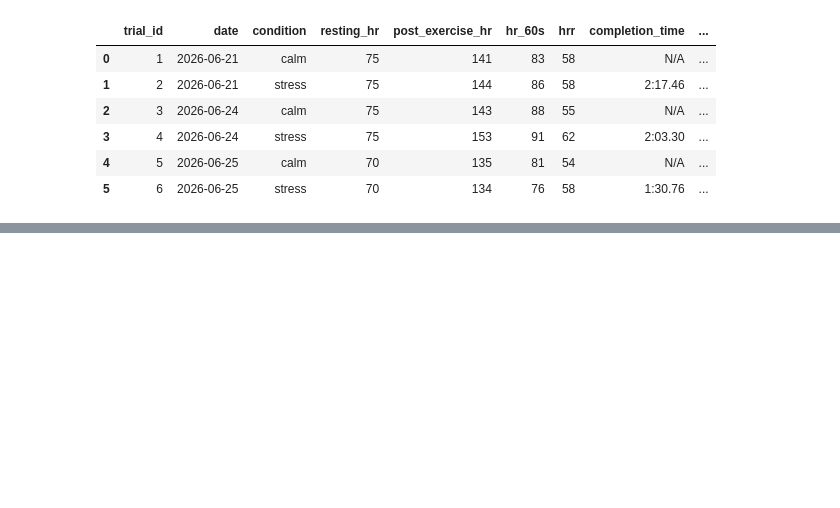
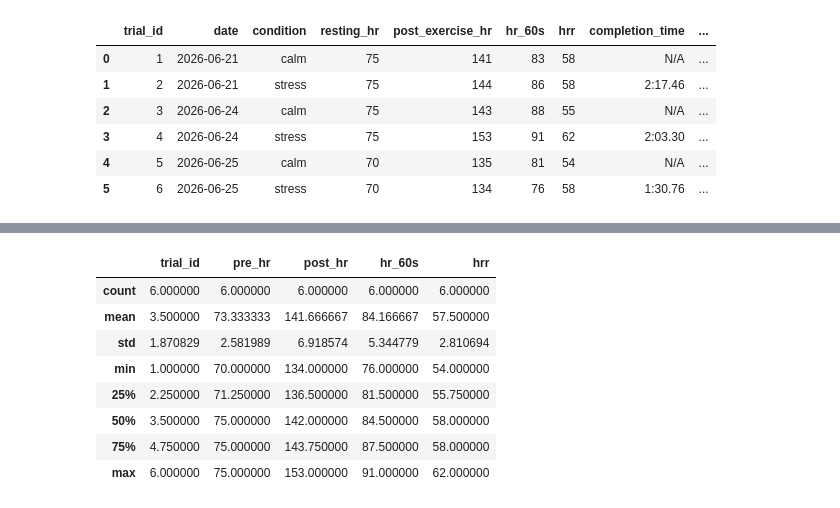
Before and after one commit to ctyy7/hrr-research-project, a Jupyter notebook: notebooks/01_create_research_table.ipynb, the cells around one changed output, grey strips where cells are left out. Cells and saved outputs as stored; diff of their text form; code cells hidden in the pictures; blank space fills up the shorter version.

```diff
--- a/notebooks/01_create_research_table.ipynb
+++ b/notebooks/01_create_research_table.ipynb
@@ -429,0 +447,12 @@ df
+# %%
+df.describe()
+# %% [output]
+|  | trial_id | pre_hr | post_hr | hr_60s | hrr |
+| count | 6.000000 | 6.000000 | 6.000000 | 6.000000 | 6.000000 |
+| mean | 3.500000 | 73.333333 | 141.666667 | 84.166667 | 57.500000 |
+| std | 1.870829 | 2.581989 | 6.918574 | 5.344779 | 2.810694 |
+| min | 1.000000 | 70.000000 | 134.000000 | 76.000000 | 54.000000 |
+| 25% | 2.250000 | 71.250000 | 136.500000 | 81.500000 | 55.750000 |
+| 50% | 3.500000 | 75.000000 | 142.000000 | 84.500000 | 58.000000 |
+| 75% | 4.750000 | 75.000000 | 143.750000 | 87.500000 | 58.000000 |
+| max | 6.000000 | 75.000000 | 153.000000 | 91.000000 | 62.000000 |
```
Also changed, not shown: parts of 1 cell of this notebook, 1 other file.
